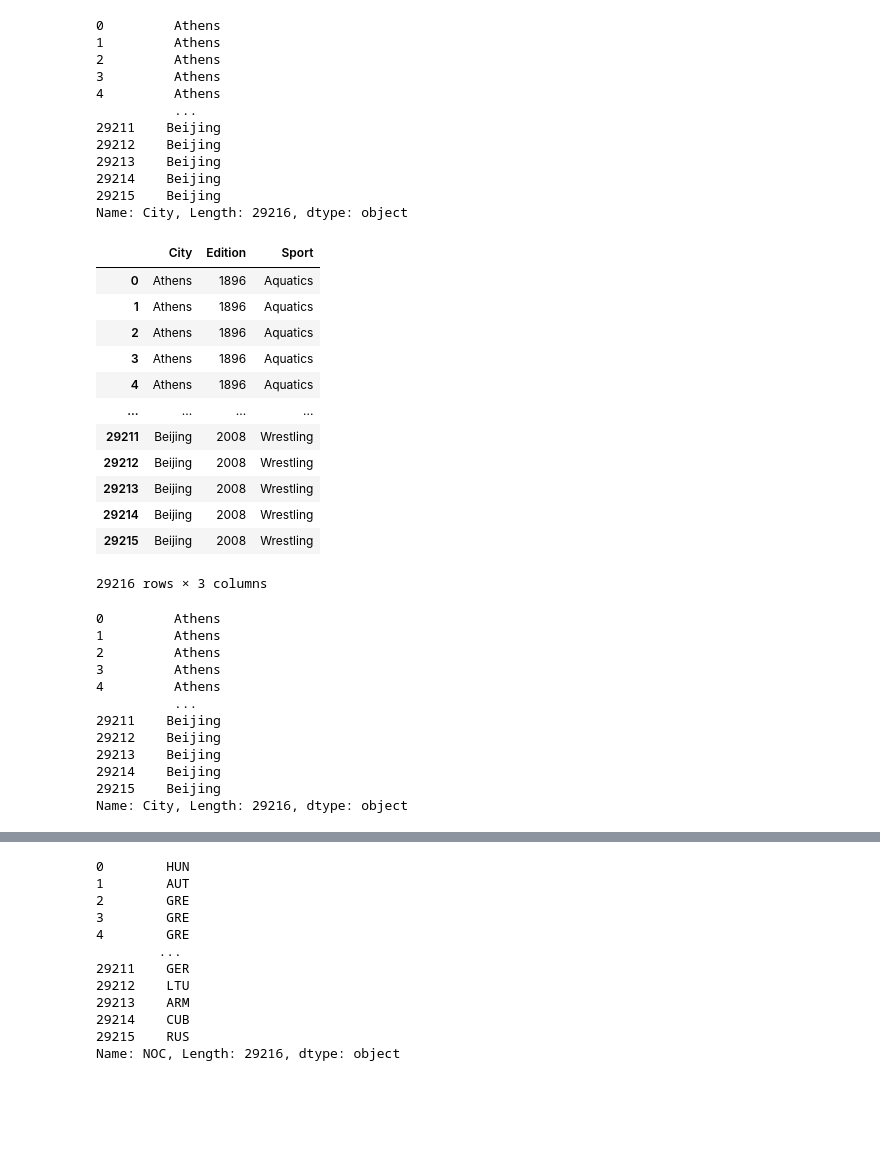
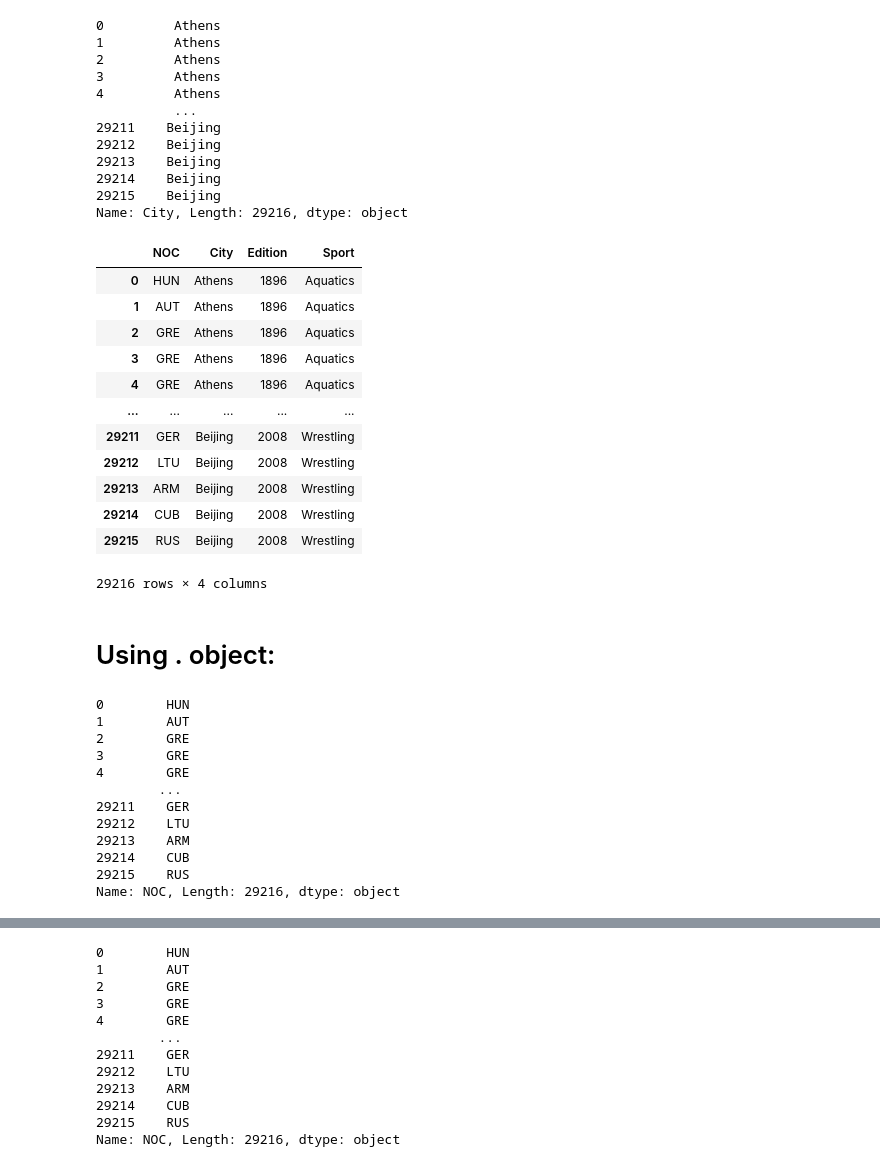
Before and after one commit to svkarthik86/Advanced-python, a Jupyter notebook: Pandas_DataFrame_Lec.ipynb, the cells around one changed output, grey strips where cells are left out. Cells and saved outputs as stored; diff of their text form; code cells hidden in the pictures; blank space fills up the shorter version.

```diff
--- a/Pandas_DataFrame_Lec.ipynb
+++ b/Pandas_DataFrame_Lec.ipynb
@@ -540,18 +593,18 @@ olympic_data['City'] # Series of City column
 29215    Beijing
 Name: City, Length: 29216, dtype: object
 # %%
-olympic_data[['City','Edition','Sport']] # DataFrame # slicing more than one
+olympic_data[['NOC','City','Edition','Sport']] # DataFrame # slicing more than one
 # %% [output]
-|  | City | Edition | Sport |
-| 0 | Athens | 1896 | Aquatics |
-| 1 | Athens | 1896 | Aquatics |
-| 2 | Athens | 1896 | Aquatics |
-| 3 | Athens | 1896 | Aquatics |
-| 4 | Athens | 1896 | Aquatics |
-| ... | ... | ... | ... |
-| 29211 | Beijing | 2008 | Wrestling |
-| 29212 | Beijing | 2008 | Wrestling |
-| 29213 | Beijing | 2008 | Wrestling |
-| 29214 | Beijing | 2008 | Wrestling |
-| 29215 | Beijing | 2008 | Wrestling |
+|  | NOC | City | Edition | Sport |
+| 0 | HUN | Athens | 1896 | Aquatics |
+| 1 | AUT | Athens | 1896 | Aquatics |
+| 2 | GRE | Athens | 1896 | Aquatics |
+| 3 | GRE | Athens | 1896 | Aquatics |
+| 4 | GRE | Athens | 1896 | Aquatics |
+| ... | ... | ... | ... | ... |
+| 29211 | GER | Beijing | 2008 | Wrestling |
+| 29212 | LTU | Beijing | 2008 | Wrestling |
+| 29213 | ARM | Beijing | 2008 | Wrestling |
+| 29214 | CUB | Beijing | 2008 | Wrestling |
+| 29215 | RUS | Beijing | 2008 | Wrestling |
-29216 rows × 3 columns
+29216 rows × 4 columns
@@ -560,15 +611,17 @@ Using Object:
+# %% [markdown]
+# Using . object:
 # %%
-olympic_data.City
+olympic_data.NOC
 # %% [output]
-0         Athens
-1         Athens
-2         Athens
-3         Athens
-4         Athens
-          ...
-29211    Beijing
-29212    Beijing
-29213    Beijing
-29214    Beijing
-29215    Beijing
-Name: City, Length: 29216, dtype: object
+0        HUN
+1        AUT
+2        GRE
+3        GRE
+4        GRE
+        ...
+29211    GER
+29212    LTU
+29213    ARM
+29214    CUB
+29215    RUS
+Name: NOC, Length: 29216, dtype: object
```
Also changed, not shown: parts of 100 cells of this notebook.
